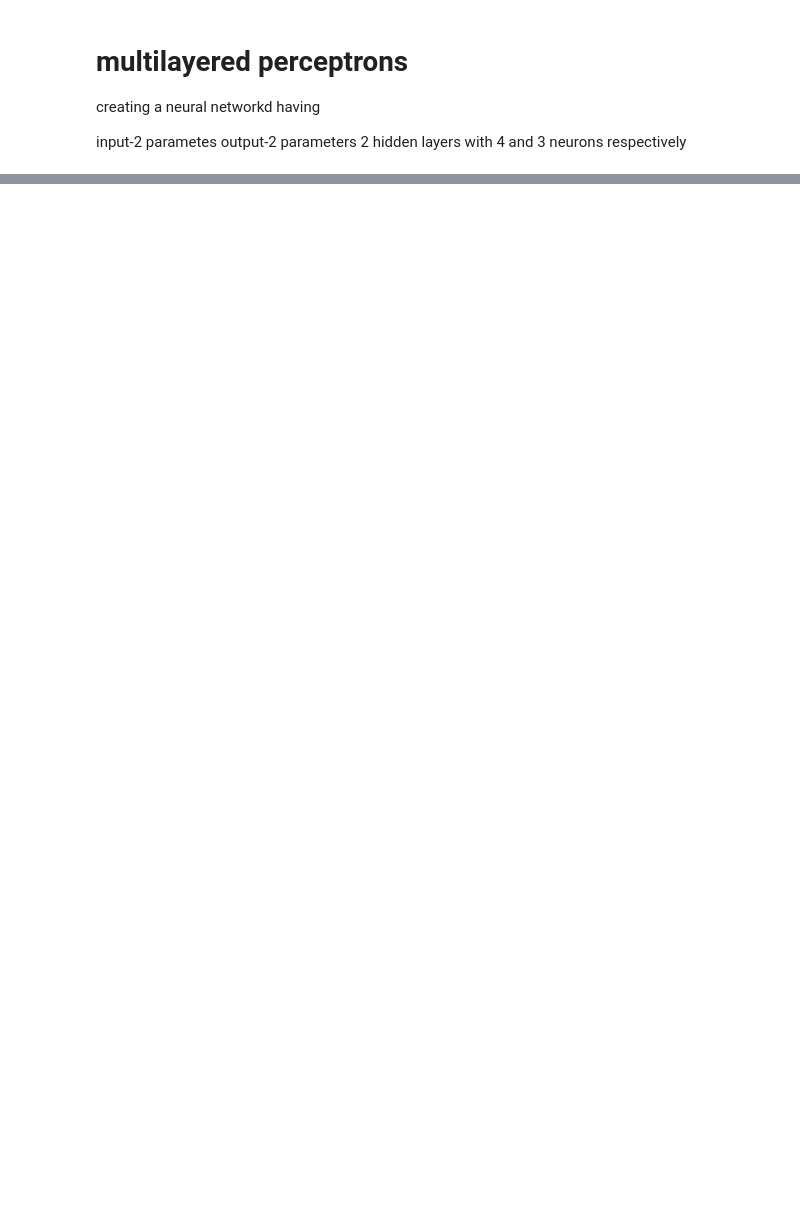
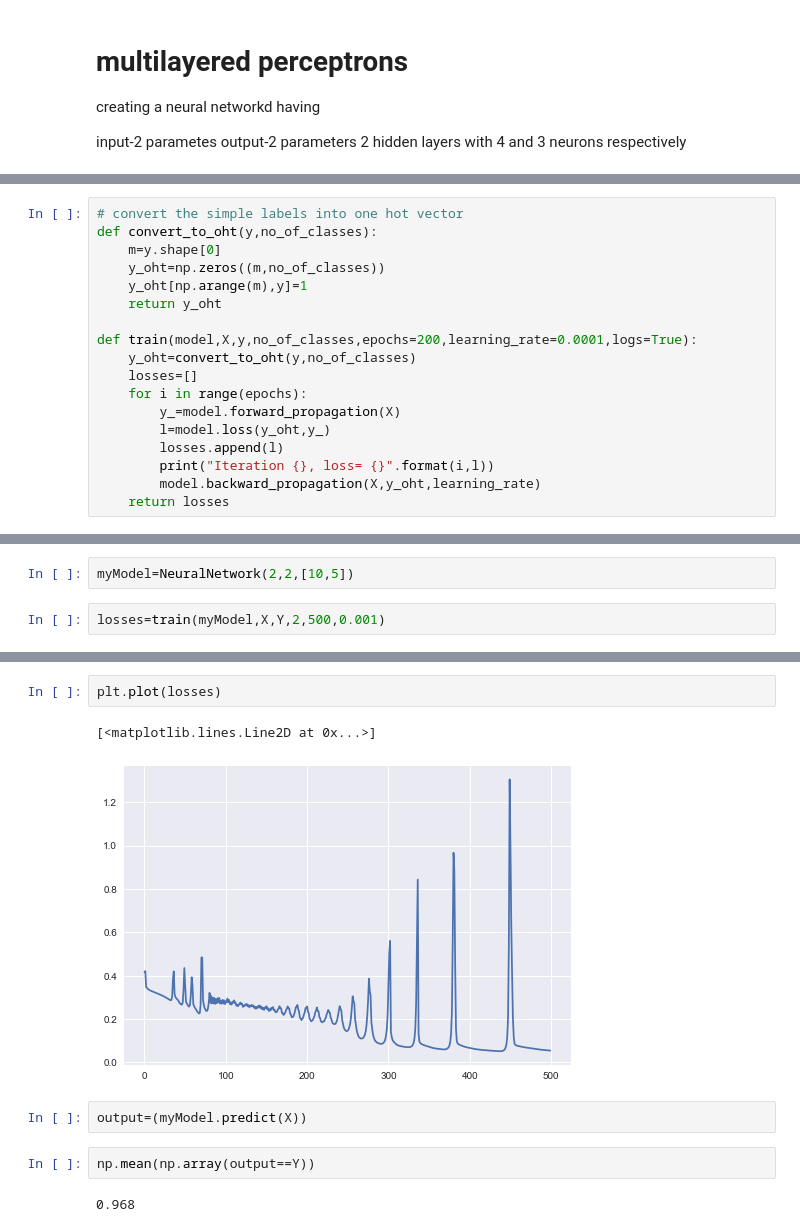
Before and after one commit to gaganwalia212/Neural-Networks, a Jupyter notebook: neural_network.ipynb, the cells around one changed output, grey strips where cells are left out. Saved outputs shown, nothing was run; the diff lists cells and outputs as text; blank space fills up the shorter version.

```diff
--- a/neural_network.ipynb
+++ b/neural_network.ipynb
@@ -128,0 +139,18 @@ print(x)
+# %%
+# convert the simple labels into one hot vector
+def convert_to_oht(y,no_of_classes):
+    m=y.shape[0]
+    y_oht=np.zeros((m,no_of_classes))
+    y_oht[np.arange(m),y]=1
+    return y_oht
+
+def train(model,X,y,no_of_classes,epochs=200,learning_rate=0.0001,logs=True):
+    y_oht=convert_to_oht(y,no_of_classes)
+    losses=[]
+    for i in range(epochs):
+        y_=model.forward_propagation(X)
+        l=model.loss(y_oht,y_)
+        losses.append(l)
+        print("Iteration {}, loss= {}".format(i,l))
+        model.backward_propagation(X,y_oht,learning_rate)
+    return losses
@@ -128,0 +159,4 @@ print(x)
+# %%
+myModel=NeuralNetwork(2,2,[10,5])
+# %%
+losses=train(myModel,X,Y,2,500,0.001)
@@ -128,0 +181,11 @@ print(x)
+# %%
+plt.plot(losses)
+# %% [output]
+[<matplotlib.lines.Line2D at 0x...>]
+[figure, added]
+# %%
+output=(myModel.predict(X))
+# %%
+np.mean(np.array(output==Y))
+# %% [output]
+0.968
```
Also changed, not shown: parts of 16 cells of this notebook.
